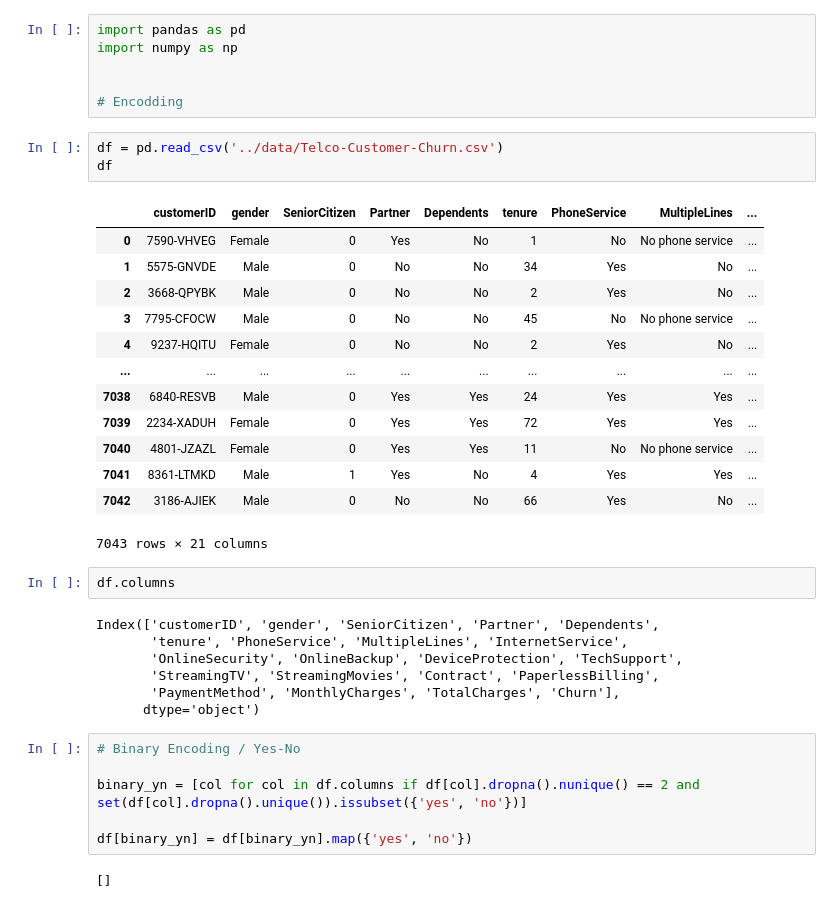
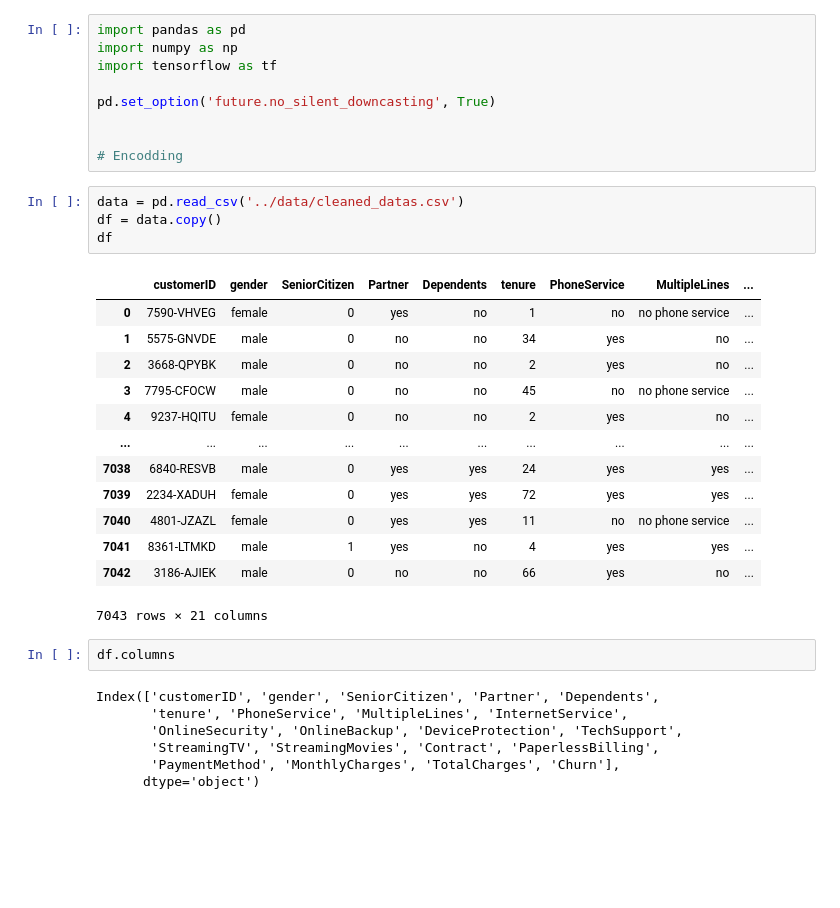
Before and after one commit to DorotheeCatry/DeepLearning-Project, a Jupyter notebook: notebooks/encoding_scaling.ipynb, the cells around one changed output. Drawn from its saved outputs; the diff is of its cells as text; blank space fills up the shorter version.

Commit message:
notebook created / encoding in progress

```diff
--- a/notebooks/encoding_scaling.ipynb
+++ b/notebooks/encoding_scaling.ipynb
@@ -1,25 +1,29 @@
 # %%
 import pandas as pd
 import numpy as np
+import tensorflow as tf
+
+pd.set_option('future.no_silent_downcasting', True)
 
 
 # Encodding
 # %%
-df = pd.read_csv('../data/Telco-Customer-Churn.csv')
+data = pd.read_csv('../data/cleaned_datas.csv')
+df = data.copy()
 df
 # %% [output]
 |  | customerID | gender | SeniorCitizen | Partner | Dependents | tenure | PhoneService | MultipleLines | ... |
-| 0 | 7590-VHVEG | Female | 0 | Yes | No | 1 | No | No phone service | ... |
-| 1 | 5575-GNVDE | Male | 0 | No | No | 34 | Yes | No | ... |
-| 2 | 3668-QPYBK | Male | 0 | No | No | 2 | Yes | No | ... |
-| 3 | 7795-CFOCW | Male | 0 | No | No | 45 | No | No phone service | ... |
-| 4 | 9237-HQITU | Female | 0 | No | No | 2 | Yes | No | ... |
+| 0 | 7590-VHVEG | female | 0 | yes | no | 1 | no | no phone service | ... |
+| 1 | 5575-GNVDE | male | 0 | no | no | 34 | yes | no | ... |
+| 2 | 3668-QPYBK | male | 0 | no | no | 2 | yes | no | ... |
+| 3 | 7795-CFOCW | male | 0 | no | no | 45 | no | no phone service | ... |
+| 4 | 9237-HQITU | female | 0 | no | no | 2 | yes | no | ... |
 | ... | ... | ... | ... | ... | ... | ... | ... | ... | ... |
-| 7038 | 6840-RESVB | Male | 0 | Yes | Yes | 24 | Yes | Yes | ... |
-| 7039 | 2234-XADUH | Female | 0 | Yes | Yes | 72 | Yes | Yes | ... |
-| 7040 | 4801-JZAZL | Female | 0 | Yes | Yes | 11 | No | No phone service | ... |
-| 7041 | 8361-LTMKD | Male | 1 | Yes | No | 4 | Yes | Yes | ... |
-| 7042 | 3186-AJIEK | Male | 0 | No | No | 66 | Yes | No | ... |
+| 7038 | 6840-RESVB | male | 0 | yes | yes | 24 | yes | yes | ... |
+| 7039 | 2234-XADUH | female | 0 | yes | yes | 72 | yes | yes | ... |
+| 7040 | 4801-JZAZL | female | 0 | yes | yes | 11 | no | no phone service | ... |
+| 7041 | 8361-LTMKD | male | 1 | yes | no | 4 | yes | yes | ... |
+| 7042 | 3186-AJIEK | male | 0 | no | no | 66 | yes | no | ... |
 7043 rows × 21 columns
 # %%
 df.columns
@@ -30,11 +34,3 @@ Index(['customerID', 'gender', 'SeniorCitizen', 'Partner', 'Dependents',
        'StreamingTV', 'StreamingMovies', 'Contract', 'PaperlessBilling',
        'PaymentMethod', 'MonthlyCharges', 'TotalCharges', 'Churn'],
       dtype='object')
-# %%
-# Binary Encoding / Yes-No
-
-binary_yn = [col for col in df.columns if df[col].dropna().nunique() == 2 and set(df[col].dropna().unique()).issubset({'yes', 'no'})]
-
-df[binary_yn] = df[binary_yn].map({'yes', 'no'})
-# %% [output]
-[]
```
Also changed, not shown: parts of 2 cells of this notebook, 2 other files.
